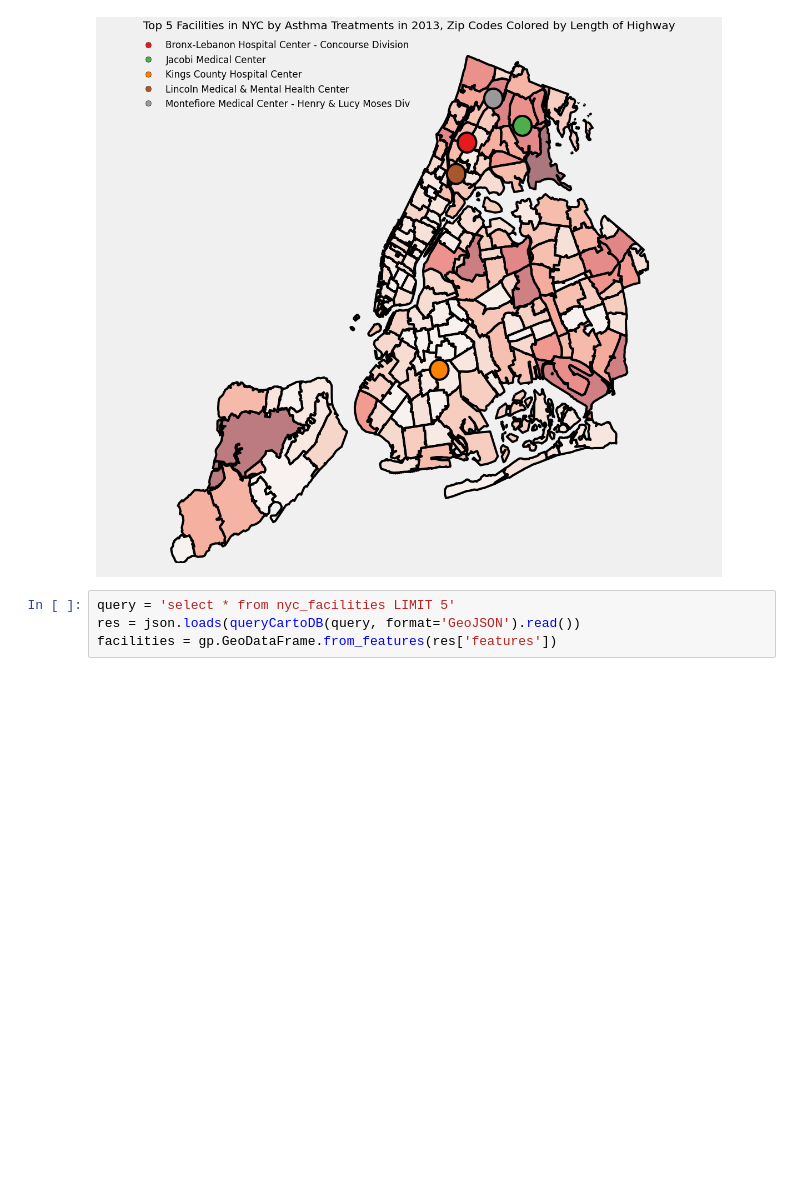
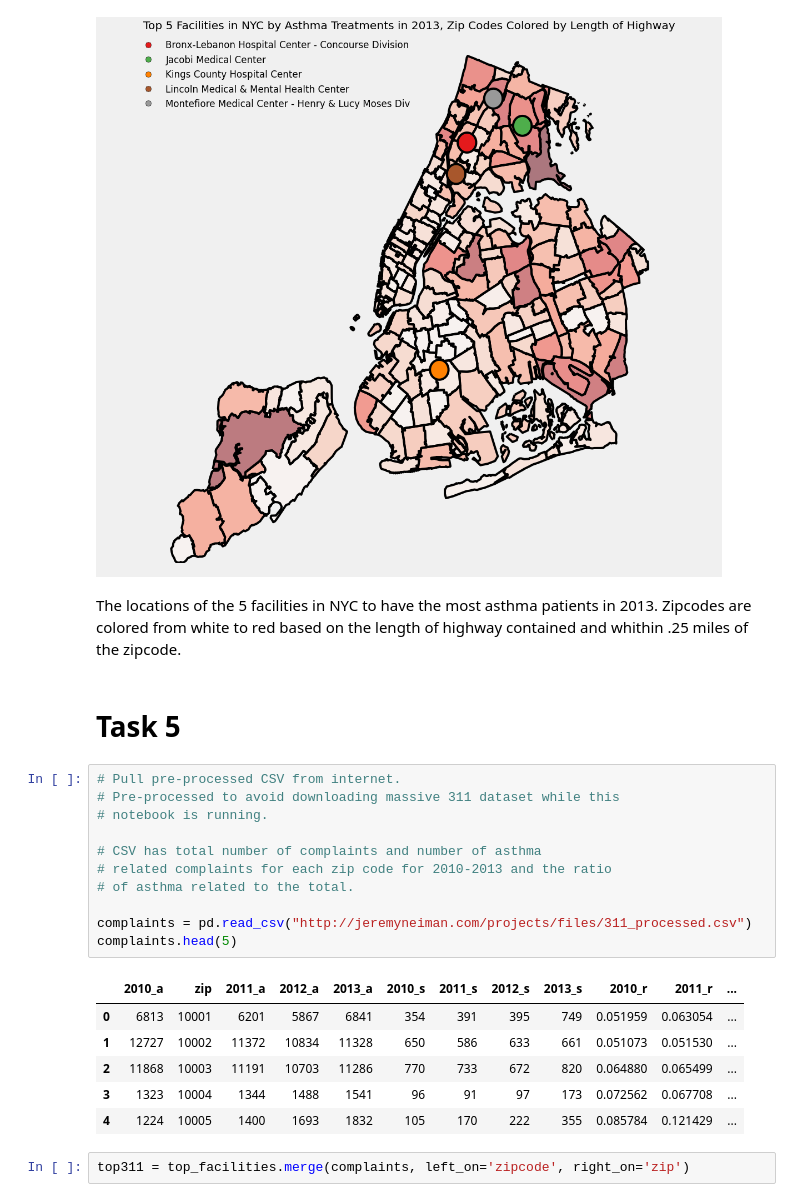
Before and after one commit to afcarl/PUI_final, a Jupyter notebook: Final.ipynb, the cells around one changed output. Cells and saved outputs as stored; diff of their text form; blank space fills up the shorter version.

```diff
--- a/Final.ipynb
+++ b/Final.ipynb
@@ -160,7 +166,27 @@ ax2.axis('off')
 # %% [output]
 (900000.0, 1080000.0, 120000.0, 280000.0)
 [figure]
-# %%
-query = 'select * from nyc_facilities LIMIT 5'
-res = json.loads(queryCartoDB(query, format='GeoJSON').read())
-facilities = gp.GeoDataFrame.from_features(res['features'])
+# %% [markdown]
+The locations of the 5 facilities in NYC to have the most asthma patients in 2013.  Zipcodes are colored from white to red based on the length of highway contained and whithin .25 miles of the zipcode.
+# %% [markdown]
+# Task 5
+# %%
+# Pull pre-processed CSV from internet.
+# Pre-processed to avoid downloading massive 311 dataset while this
+# notebook is running.
+
+# CSV has total number of complaints and number of asthma
+# related complaints for each zip code for 2010-2013 and the ratio
+# of asthma related to the total.
+
+complaints = pd.read_csv("http://jeremyneiman.com/projects/files/311_processed.csv")
+complaints.head(5)
+# %% [output]
+|  | 2010_a | zip | 2011_a | 2012_a | 2013_a | 2010_s | 2011_s | 2012_s | 2013_s | 2010_r | 2011_r | ... |
+| 0 | 6813 | 10001 | 6201 | 5867 | 6841 | 354 | 391 | 395 | 749 | 0.051959 | 0.063054 | ... |
+| 1 | 12727 | 10002 | 11372 | 10834 | 11328 | 650 | 586 | 633 | 661 | 0.051073 | 0.051530 | ... |
+| 2 | 11868 | 10003 | 11191 | 10703 | 11286 | 770 | 733 | 672 | 820 | 0.064880 | 0.065499 | ... |
+| 3 | 1323 | 10004 | 1344 | 1488 | 1541 | 96 | 91 | 97 | 173 | 0.072562 | 0.067708 | ... |
+| 4 | 1224 | 10005 | 1400 | 1693 | 1832 | 105 | 170 | 222 | 355 | 0.085784 | 0.121429 | ... |
+# %%
+top311 = top_facilities.merge(complaints, left_on='zipcode', right_on='zip')
```
Also changed, not shown: parts of 18 cells of this notebook, 2 other files.
